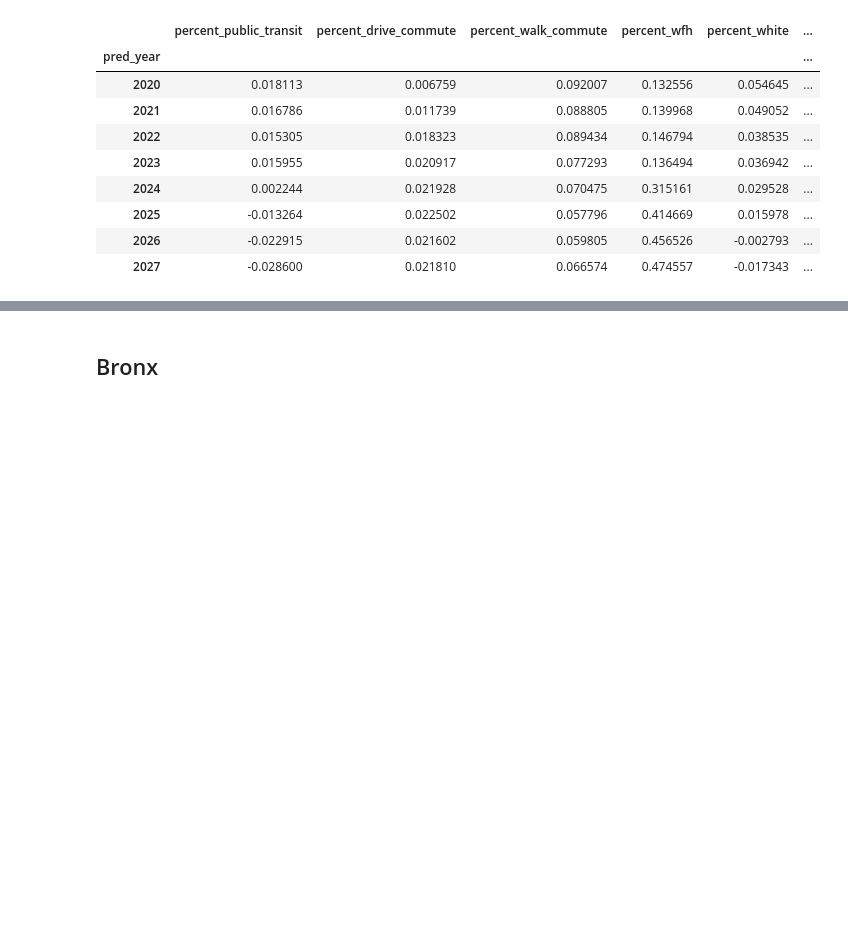
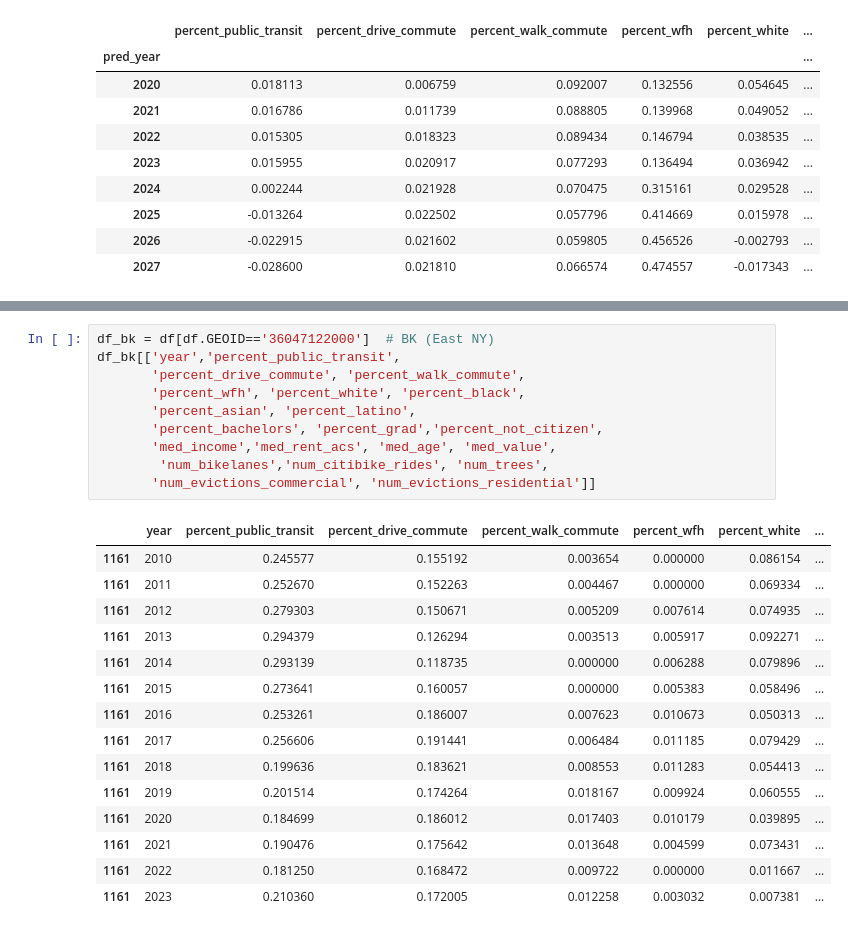
Before and after one commit to khyateed/forecasting-gentrification-nyc, a Jupyter notebook: case_studies.ipynb, the cells around one changed output, grey strips where cells are left out. Drawn from its saved outputs; the diff is of its cells as text; blank space fills up the shorter version.

```diff
--- a/case_studies.ipynb
+++ b/case_studies.ipynb
@@ -121,2 +71,26 @@ df_ny_change[['year','percent_public_transit',
-# %% [markdown]
-## Bronx
+# %%
+df_bk = df[df.GEOID=='36047122000']  # BK (East NY)
+df_bk[['year','percent_public_transit',
+       'percent_drive_commute', 'percent_walk_commute',
+       'percent_wfh', 'percent_white', 'percent_black',
+       'percent_asian', 'percent_latino',
+       'percent_bachelors', 'percent_grad','percent_not_citizen',
+       'med_income','med_rent_acs', 'med_age', 'med_value',
+        'num_bikelanes','num_citibike_rides', 'num_trees',
+       'num_evictions_commercial', 'num_evictions_residential']]
+# %% [output]
+|  | year | percent_public_transit | percent_drive_commute | percent_walk_commute | percent_wfh | percent_white | ... |
+| 1161 | 2010 | 0.245577 | 0.155192 | 0.003654 | 0.000000 | 0.086154 | ... |
+| 1161 | 2011 | 0.252670 | 0.152263 | 0.004467 | 0.000000 | 0.069334 | ... |
+| 1161 | 2012 | 0.279303 | 0.150671 | 0.005209 | 0.007614 | 0.074935 | ... |
+| 1161 | 2013 | 0.294379 | 0.126294 | 0.003513 | 0.005917 | 0.092271 | ... |
+| 1161 | 2014 | 0.293139 | 0.118735 | 0.000000 | 0.006288 | 0.079896 | ... |
+| 1161 | 2015 | 0.273641 | 0.160057 | 0.000000 | 0.005383 | 0.058496 | ... |
+| 1161 | 2016 | 0.253261 | 0.186007 | 0.007623 | 0.010673 | 0.050313 | ... |
+| 1161 | 2017 | 0.256606 | 0.191441 | 0.006484 | 0.011185 | 0.079429 | ... |
+| 1161 | 2018 | 0.199636 | 0.183621 | 0.008553 | 0.011283 | 0.054413 | ... |
+| 1161 | 2019 | 0.201514 | 0.174264 | 0.018167 | 0.009924 | 0.060555 | ... |
+| 1161 | 2020 | 0.184699 | 0.186012 | 0.017403 | 0.010179 | 0.039895 | ... |
+| 1161 | 2021 | 0.190476 | 0.175642 | 0.013648 | 0.004599 | 0.073431 | ... |
+| 1161 | 2022 | 0.181250 | 0.168472 | 0.009722 | 0.000000 | 0.011667 | ... |
+| 1161 | 2023 | 0.210360 | 0.172005 | 0.012258 | 0.003032 | 0.007381 | ... |
```
Also changed, not shown: parts of 25 cells of this notebook.
